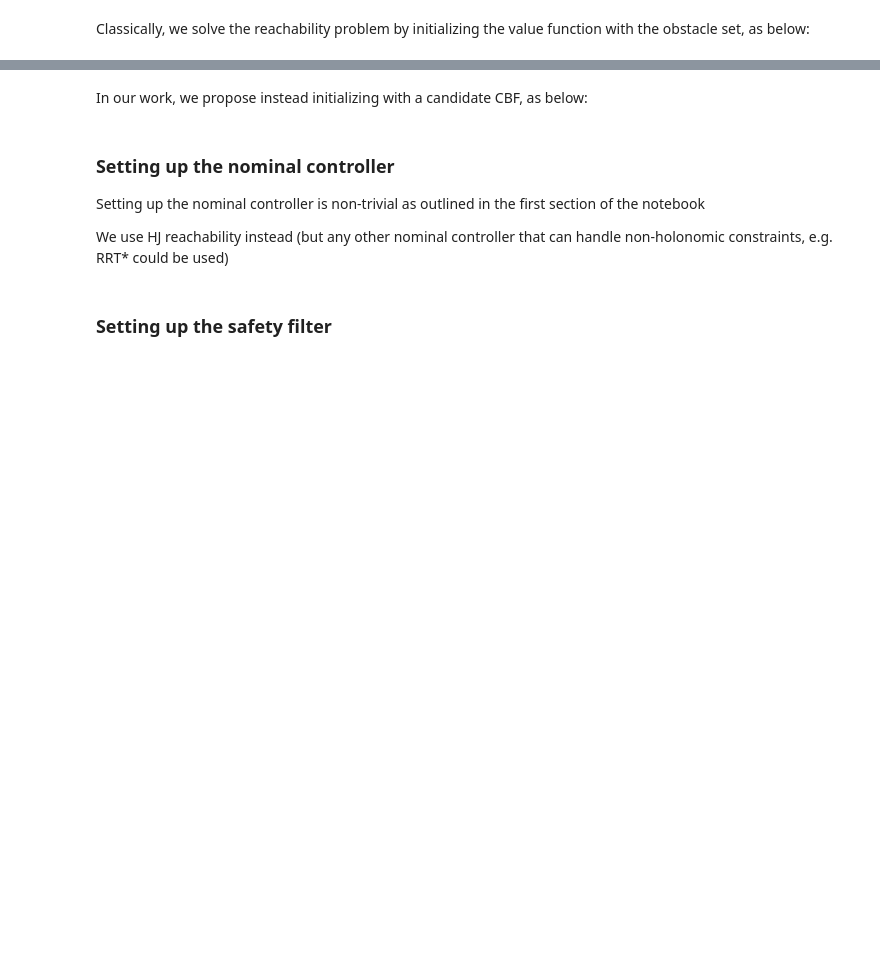
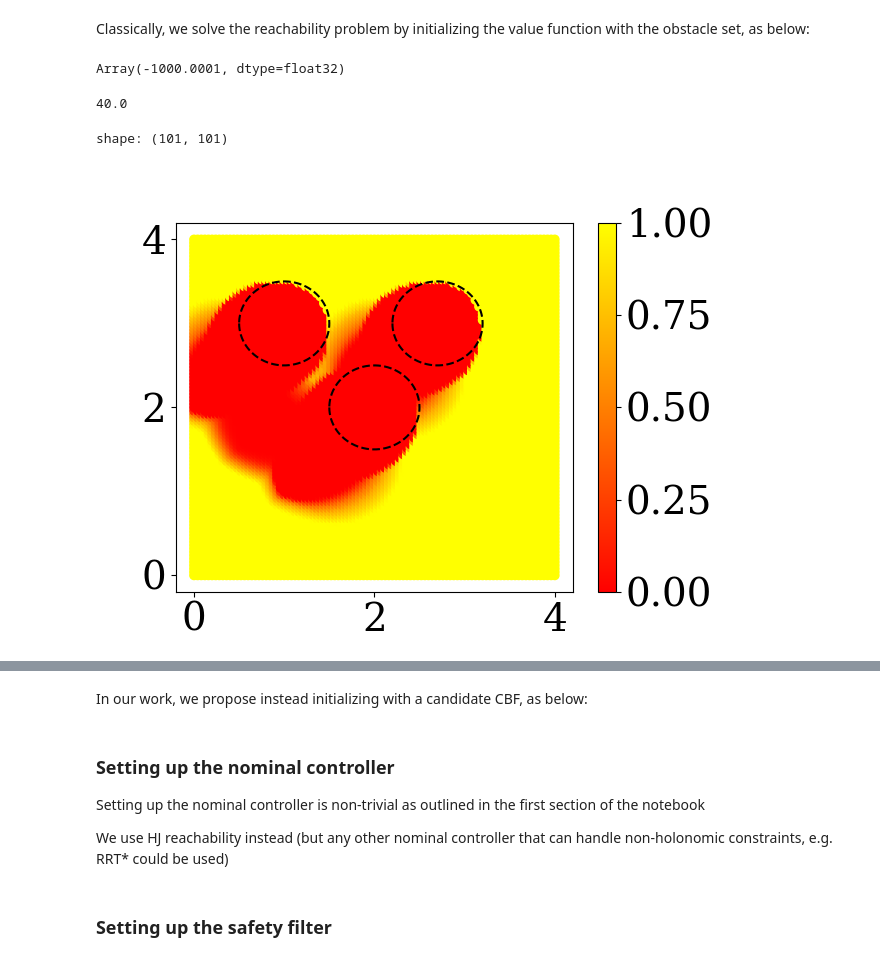
Before and after one commit to hardikparwana/social-navigation, a Jupyter notebook: refineCBF/examples/fs_custom_dubins.ipynb, the cells around one changed output, grey strips where cells are left out. Cells and saved outputs as stored; diff of their text form; code cells hidden in the pictures; blank space fills up the shorter version.

```diff
--- a/refineCBF/examples/fs_custom_dubins.ipynb
+++ b/refineCBF/examples/fs_custom_dubins.ipynb
@@ -135,10 +136,11 @@ Defining the discretized state space and the location of obstacles
 dyn_hjr = refine_cbfs.dynamics.HJControlAffineDynamics(dyn_jnp, control_space=hj.sets.Box(jnp.array(umin), jnp.array(umax)))
 
 state_domain = hj.sets.Box(lo=jnp.array([0., 0., -jnp.pi]), hi=jnp.array([4., 4., jnp.pi]))
-grid_resolution = (201, 201, 81)
+# grid_resolution = (201, 201, 81)
+grid_resolution = (101, 101, 64)
 grid = hj.Grid.from_lattice_parameters_and_boundary_conditions(state_domain, grid_resolution, periodic_dims=2)
 # %%
-# @jit
+@jit
 def obstacle_barrier(robotX, obsX, d_min):
         h = (robotX[0] - obsX[0])*(robotX[0] - obsX[0]) + (robotX[1] - obsX[1])*(robotX[1] - obsX[1]) - d_min**2
 
@@ -157,10 +159,10 @@ def robot_g(robotX):
 alpha1 = 0.7#0.8#0.8#1.5
 alpha2 = 1.0#1.0#1.5#3.0
 key = jax.random.PRNGKey(10)
-num_samples = 5000 #1000
+num_samples = 500 #1000
 samples = jax.random.uniform( key, shape=(1,num_samples), minval=umin, maxval=umax )#A.shape[1]
 
-# @jit
+@jit
 def mc_polytope_volume(A, b):
     aux = A @ samples - b
     aux = -aux
@@ -178,7 +180,7 @@ obs1 = np.array([2.0,2.0])
 obs2 = np.array([1.0,3.0])
 obs3 = np.array([2.7,3.0])
 
-# @jit
+@jit
 def constraint_compute(state):
 
     # CBF conditions
@@ -256,11 +242,11 @@ Array(1.3353199, dtype=float32)
 # %%
 heading = 46.67*np.pi/180#np.pi/4
-x = np.linspace(0,4 ,201)
-y = np.linspace(0,4 ,201)
+x = np.linspace(0,4,grid.states.shape[0])
+y = np.linspace(0,4,grid.states.shape[1])
 X, Y = np.meshgrid(x,y)
-volumes = np.zeros((201,201))
-hs = np.zeros((201,201))
-for j in range(201):
-    for k in range(201):
+volumes = np.zeros((grid.states.shape[0],grid.states.shape[1]))
+hs = np.zeros((grid.states.shape[0],grid.states.shape[1]))
+for j in range(grid.states.shape[0]):
+    for k in range(grid.states.shape[1]):
         # hs[j,k], volumes[j,k] = constraint_set( np.array([ X[j,k], Y[j,k], heading ]) )
         volumes[j,k] = constraint_set( np.array([ X[j,k], Y[j,k], heading ]) )
@@ -362,30 +363,39 @@ target_values_hjr = hj.solve(solver_settings, dyn_hjr, grid, times, init_value)
 tabular_cbf_hjr = refine_cbfs.TabularControlAffineCBF(dyn, grid=grid)
 tabular_cbf_hjr.vf_table = np.array(target_values_hjr[-1])
 jnp.min(tabular_cbf_hjr.vf_table)
+# %% [output]
+Array(-1000.0001, dtype=float32)
 # %%
 # target_values_hjr.shape
 # %%
 # tabular_cbf_hjr.vf_table.shape
 # %%
 # jnp.sum(((tabular_cbf_hjr.vf_table < 0.8) & (tabular_cbf_hjr.vf_table > 0.2)))
+# %%
+np.ceil(grid.states.shape[2]/2/4 + grid.states.shape[2]/2)
+# %% [output]
+40.0
 # %%
 print(f"shape: {tabular_cbf_hjr.vf_table[:,:,0].shape}")
 thetas_value = grid.states[0,1,:,2]
 # x_values = grid.states[:,1,0,0]
-theta_index = 51
+theta_index = int(grid.states.shape[2]/2/4 + grid.states.shape[2]/2) #51 # for 45 degrees
 fig6, ax6 = plt.subplots()
 # ax6.set_title(f"theta = %.2f" %(thetas_value[theta_index]*180/np.pi))
-x = np.linspace(0,4, 201)
-y = np.linspace(0,4, 201) # grid_resolution = (201, 201, 81)
+x = np.linspace(0,4, grid.states.shape[0])
+y = np.linspace(0,4, grid.states.shape[1]) # grid_resolution = (201, 201, 81)
 X, Y = np.meshgrid(x,y)
 im6 = ax6.scatter( Y.reshape(-1,1), X.reshape(-1,1), c = tabular_cbf_hjr.vf_table[:,:,theta_index].reshape(-1,1), cmap='autumn', vmin=0.0, vmax=1.0 )
 fig6.colorbar(im6, ax=ax6)
 theta = np.linspace(-np.pi, np.pi, 360)
 ax6.plot( obs1[0]+0.5*np.cos(theta), obs1[1]+0.5*np.sin(theta), 'k--', linewidth=1.5 )
 ax6.plot( obs2[0]+0.5*np.cos(theta), obs2[1]+0.5*np.sin(theta), 'k--', linewidth=1.5)
 ax6.plot( obs3[0]+0.5*np.cos(theta), obs3[1]+0.5*np.sin(theta), 'k--', linewidth=1.5 )
 fig6.savefig(name+'refined.png')
 plt.show()
+# %% [output]
+shape: (101, 101)
+[figure, added]
 # %%
 print(f"shape: {tabular_cbf_hjr.vf_table[:,:,0].shape}")
 thetas_value = grid.states[0,1,:,2]
```
Also changed, not shown: parts of 15 cells of this notebook, 2 other files.
